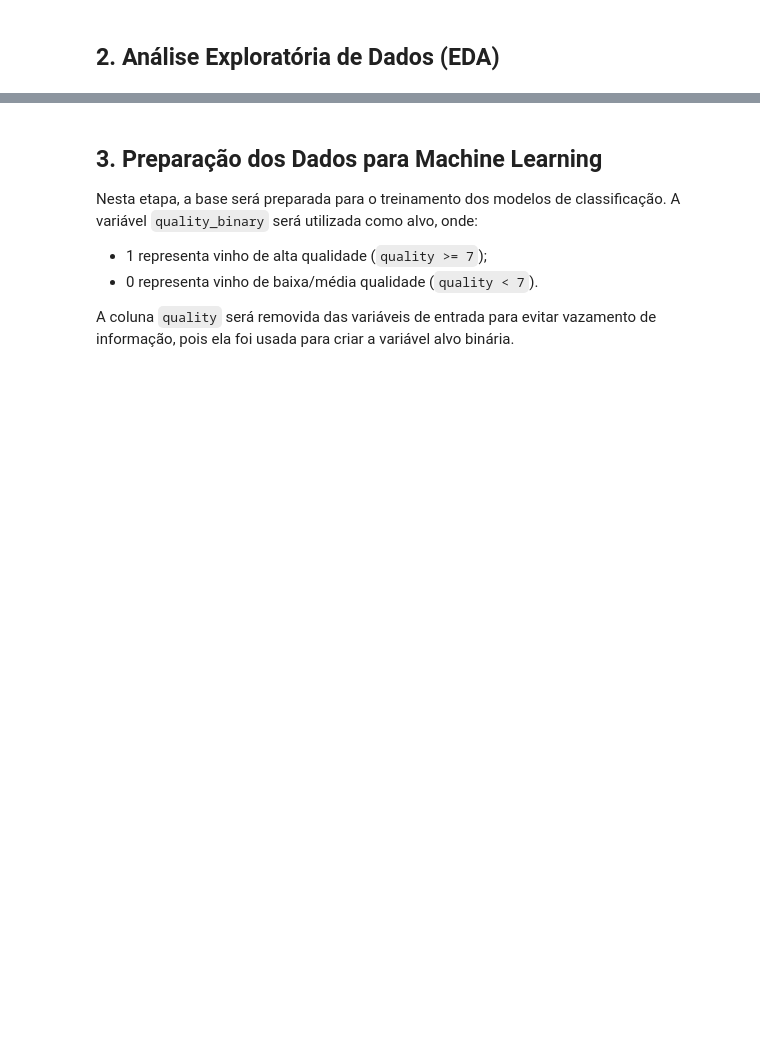
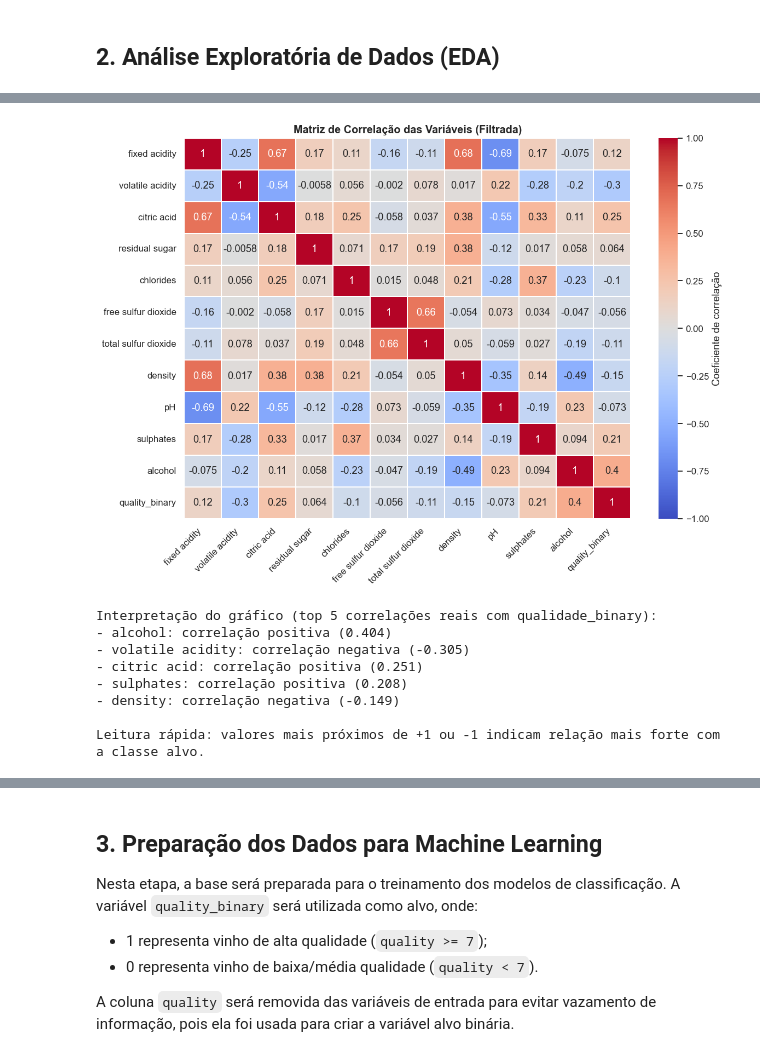
Before and after one commit to monicajss/fiap_techchallenge, a Jupyter notebook: fase-2/notebooks/Notebook_Vinhos.ipynb, the cells around one changed output, grey strips where cells are left out. Saved outputs shown, nothing was run; the diff lists cells and outputs as text; code cells hidden in the pictures; blank space fills up the shorter version.

```diff
--- a/fase-2/notebooks/Notebook_Vinhos.ipynb
+++ b/fase-2/notebooks/Notebook_Vinhos.ipynb
@@ -104,32 +145,45 @@ print('- Quanto mais desbalanceadas as barras, maior o cuidado na avaliação do
 # %%
 # Gráfico 2: mapa de calor de correlações entre variáveis numéricas.
 # Cores próximas de vermelho = correlação positiva forte.
 # Cores próximas de azul = correlação negativa forte.
-corr = df.corr(numeric_only=True)
+
+# Excluímos 'Id' e 'quality' para evitar redundâncias automáticas, pouco informativas e vazamento de dados (data leakage)
+df_filtrado = df.drop(columns=['Id', 'quality'], errors='ignore')
+corr = df_filtrado.corr(numeric_only=True)
 
 plt.figure(figsize=(11, 8))
 ax = sns.heatmap(
     corr,
     cmap='coolwarm',
     center=0,
     vmin=-1,
     vmax=1,
     annot=True,
     linewidths=0.3,
     cbar_kws={'label': 'Coeficiente de correlação'}
 )
-ax.set_title('Matriz de Correlação das Variáveis', fontsize=13, weight='bold')
+ax.set_title('Matriz de Correlação das Variáveis (Filtrada)', fontsize=13, weight='bold')
 plt.xticks(rotation=45, ha='right')
 plt.yticks(rotation=0)
 plt.tight_layout()
 plt.savefig(results_dir / 'matriz_correlacao.png', dpi=300, bbox_inches='tight')
 plt.show()
 
 # Mostra automaticamente as correlações mais fortes com o alvo para facilitar interpretação.
 corr_alvo = corr['quality_binary'].drop('quality_binary').sort_values(key=np.abs, ascending=False)
-print('Interpretação do gráfico (top 6 correlações com qualidade_binary):')
-for nome, valor in corr_alvo.head(6).items():
+print('Interpretação do gráfico (top 5 correlações reais com qualidade_binary):')
+for nome, valor in corr_alvo.head(5).items():
     direcao = 'positiva' if valor >= 0 else 'negativa'
     print(f'- {nome}: correlação {direcao} ({valor:.3f})')
 
 print('\nLeitura rápida: valores mais próximos de +1 ou -1 indicam relação mais forte com a classe alvo.')
+# %% [output]
+[figure, added]
+Interpretação do gráfico (top 5 correlações reais com qualidade_binary):
+- alcohol: correlação positiva (0.404)
+- volatile acidity: correlação negativa (-0.305)
+- citric acid: correlação positiva (0.251)
+- sulphates: correlação positiva (0.208)
+- density: correlação negativa (-0.149)
+
+Leitura rápida: valores mais próximos de +1 ou -1 indicam relação mais forte com a classe alvo.
```
Also changed, not shown: parts of 70 cells of this notebook, 10 other files.
